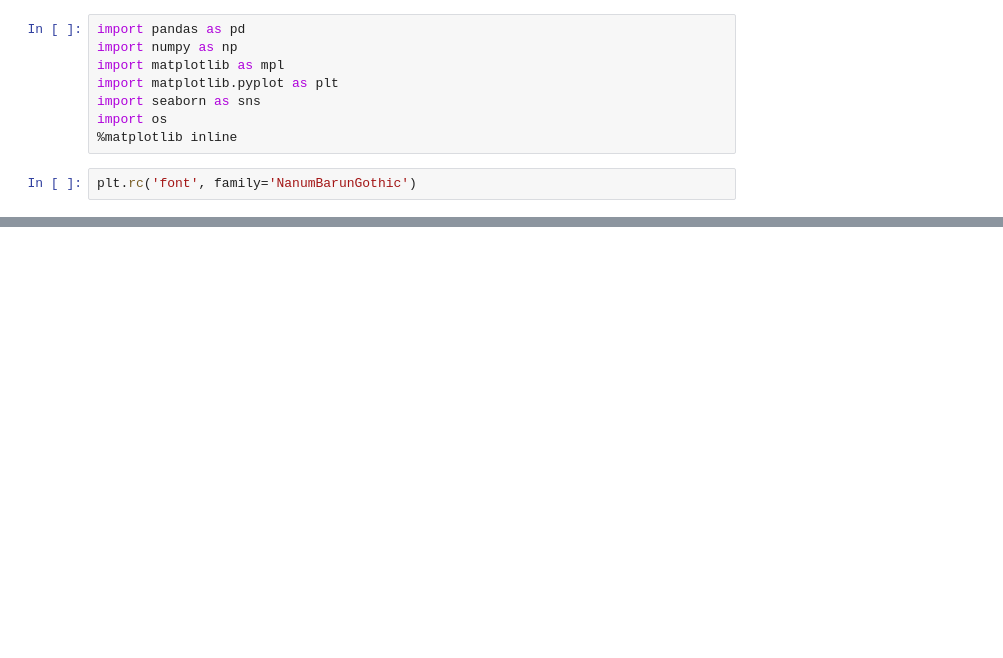
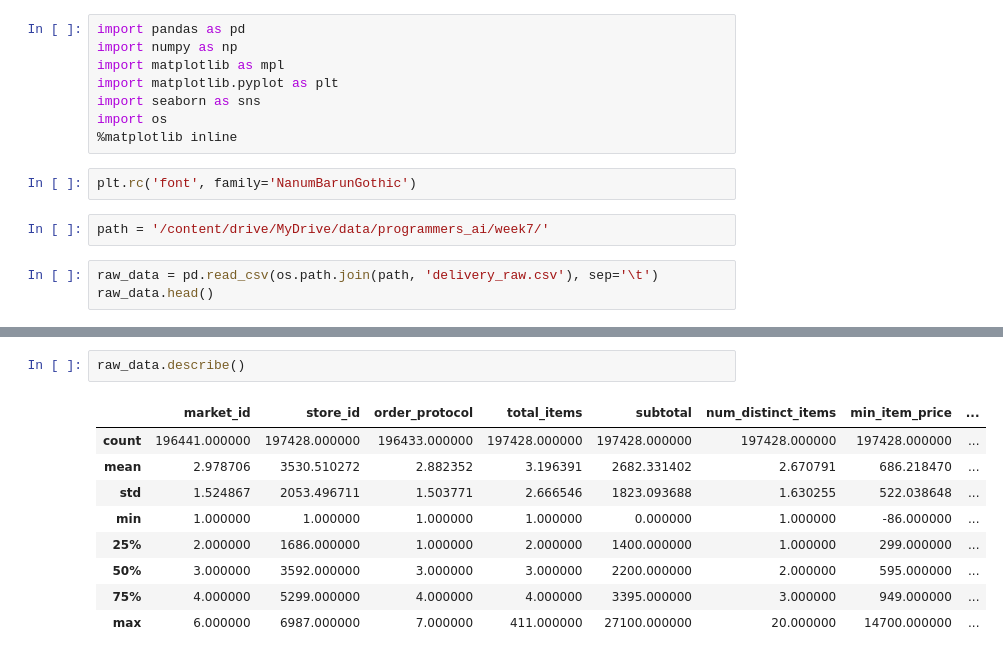
Before and after one commit to SangHui48/KDT_5_B_hansanghui, a Jupyter notebook: week7/week7_hansanghui.ipynb, the cells around one changed output, grey strips where cells are left out. Drawn from its saved outputs; the diff is of its cells as text; blank space fills up the shorter version.

Commit message:
week7

```diff
--- a/week7/week7_hansanghui.ipynb
+++ b/week7/week7_hansanghui.ipynb
@@ -35,3 +35,8 @@ import os
 %matplotlib inline
 # %%
 plt.rc('font', family='NanumBarunGothic')
+# %%
+path = '/content/drive/MyDrive/data/programmers_ai/week7/'
+# %%
+raw_data = pd.read_csv(os.path.join(path, 'delivery_raw.csv'), sep='\t')
+raw_data.head()
@@ -37,0 +70,12 @@ plt.rc('font', family='NanumBarunGothic')
+# %%
+raw_data.describe()
+# %% [output]
+|  | market_id | store_id | order_protocol | total_items | subtotal | num_distinct_items | min_item_price | ... |
+| count | 196441.000000 | 197428.000000 | 196433.000000 | 197428.000000 | 197428.000000 | 197428.000000 | 197428.000000 | ... |
+| mean | 2.978706 | 3530.510272 | 2.882352 | 3.196391 | 2682.331402 | 2.670791 | 686.218470 | ... |
+| std | 1.524867 | 2053.496711 | 1.503771 | 2.666546 | 1823.093688 | 1.630255 | 522.038648 | ... |
+| min | 1.000000 | 1.000000 | 1.000000 | 1.000000 | 0.000000 | 1.000000 | -86.000000 | ... |
+| 25% | 2.000000 | 1686.000000 | 1.000000 | 2.000000 | 1400.000000 | 1.000000 | 299.000000 | ... |
+| 50% | 3.000000 | 3592.000000 | 3.000000 | 3.000000 | 2200.000000 | 2.000000 | 595.000000 | ... |
+| 75% | 4.000000 | 5299.000000 | 4.000000 | 4.000000 | 3395.000000 | 3.000000 | 949.000000 | ... |
+| max | 6.000000 | 6987.000000 | 7.000000 | 411.000000 | 27100.000000 | 20.000000 | 14700.000000 | ... |
```
Also changed, not shown: parts of 6 cells of this notebook.
